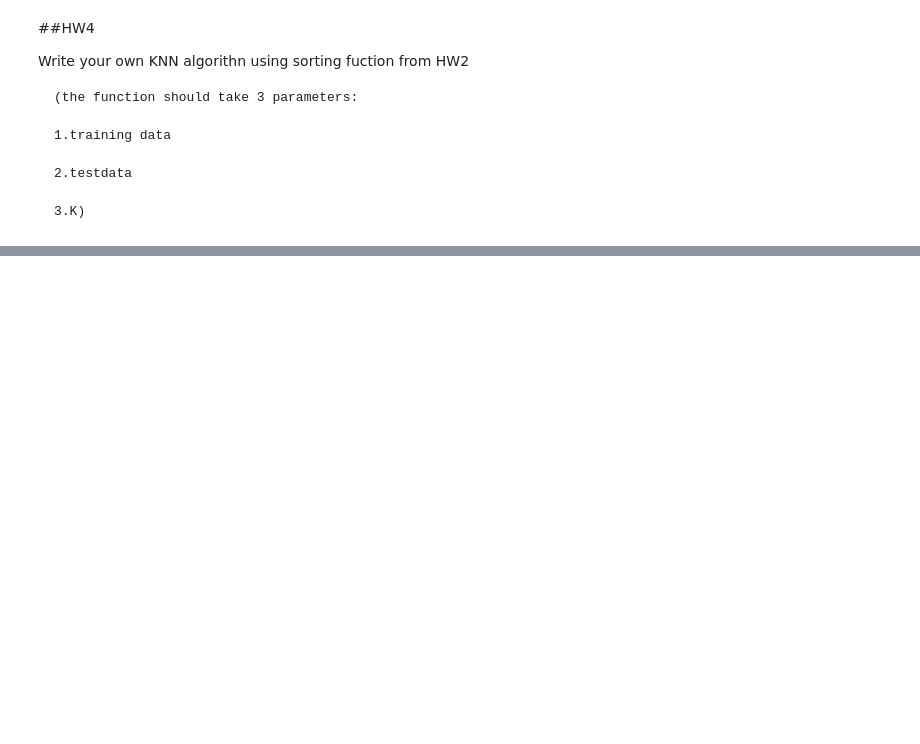
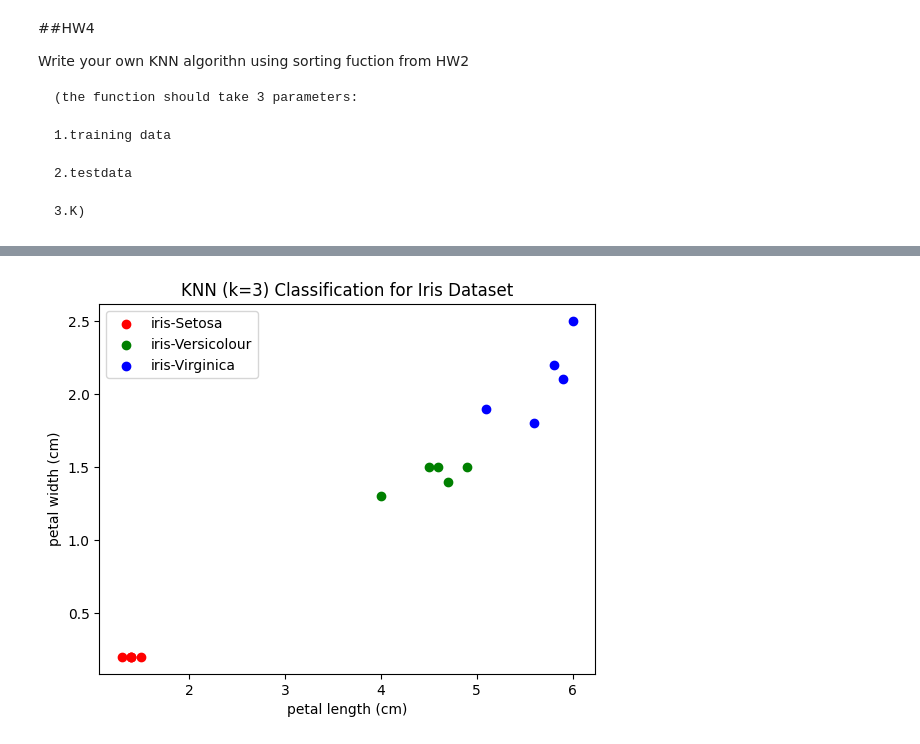
Before and after one commit to sitthatkaja/DPDM2023, a Jupyter notebook: HW4.ipynb, the cells around one changed output, grey strips where cells are left out. Drawn from its saved outputs; the diff is of its cells as text; code cells hidden in the pictures; blank space fills up the shorter version.

```diff
--- a/HW4.ipynb
+++ b/HW4.ipynb
@@ -139,0 +146,14 @@ plt.show()
+# %%
+for i in range(len(class_names)):
+    class_indices = np.where(test_labels == i)[0]
+    plt.scatter(test_data[class_indices, 2], test_data[class_indices, 3], label=class_names[i], c=class_colors[i])
+
+plt.xlabel('petal length (cm)')
+plt.ylabel('petal width (cm)')
+plt.title(f'KNN (k={k}) Classification for Iris Dataset')
+
+
+plt.legend()
+plt.show()
+# %% [output]
+[figure, added]
```
Also changed, not shown: parts of 11 cells of this notebook.
